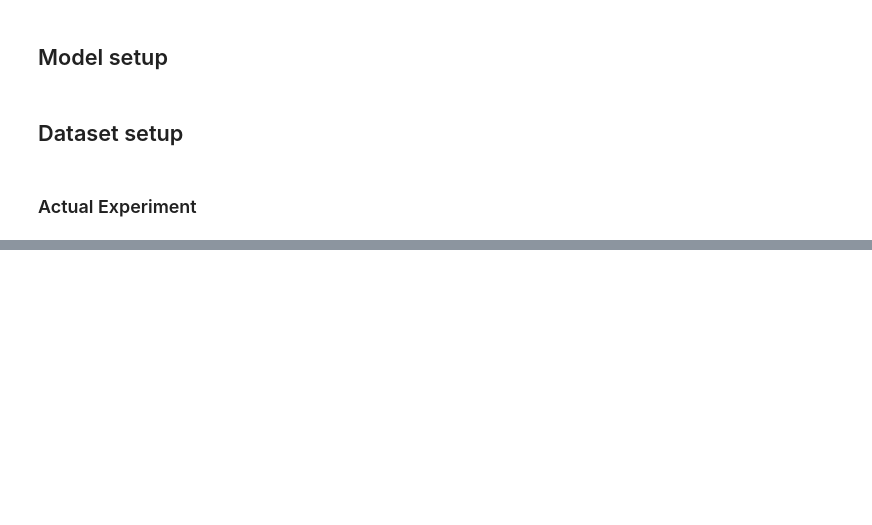
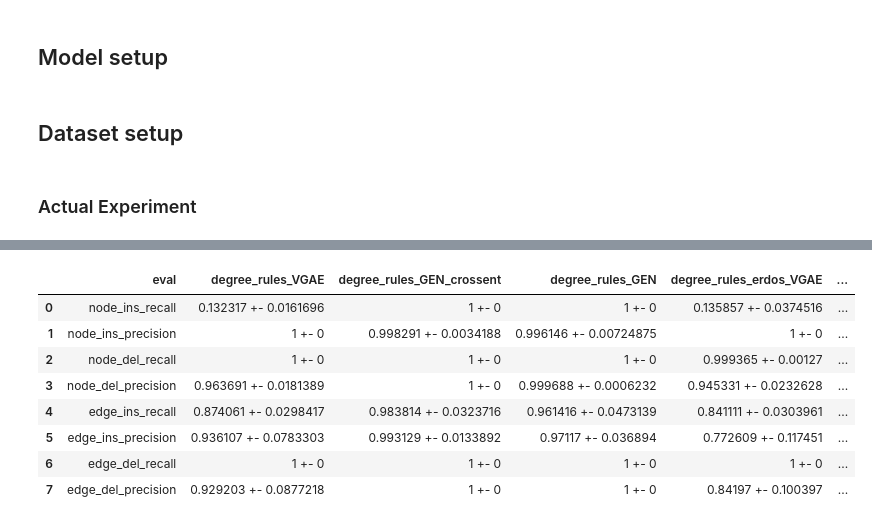
Before and after one commit to MarusaOrazem/reproducibility-challenge, a Jupyter notebook: graph_dynamical_systems.ipynb, the cells around one changed output, grey strips where cells are left out. Drawn from its saved outputs; the diff is of its cells as text; code cells hidden in the pictures; blank space fills up the shorter version.

```diff
--- a/graph_dynamical_systems.ipynb
+++ b/graph_dynamical_systems.ipynb
@@ -11,6 +11,9 @@ import torch
 import pytorch_graph_edit_networks as gen
 import baseline_models
 import hep_th
+
+import os
+os.environ["KMP_DUPLICATE_LIB_OK"]="TRUE"
 
 # model hyperparameters
 num_layers = 2
@@ -20,13 +23,13 @@ dim_hid = 64
 learning_rate  = 1E-3
 weight_decay   = 1E-5
 loss_threshold = 1E-3
-max_epochs     = 50000
+max_epochs     = 10000
 print_step     = 1000
 
 # the number of repitions for each experiment
 R = 5
 # the number of test time series we use to evaluate learning afterwards
-N_test = 10
+N_test = 100
 # %% [markdown]
 ## Model setup
 # %%
@@ -122,8 +125,11 @@ import degree_rules
 import game_of_life
 import random
 
-datasets = ['edit_cycles', 'degree_rules', 'game_of_life']
+#datasets = ['edit_cycles', 'degree_rules', 'game_of_life']
+datasets = ['edit_cycles_test100', 'degree_rules_test100', 'game_of_life_test100']
+#datasets = ['degree_rules', 'degree_rules_erdos', 'degree_rules_conf']
 dim_ins  = [4, 32, 1]
+#dim_ins  = [32, 32, 32]
 
 # set up a generative function for each data set
 def generate_edit_cycle():
@@ -140,6 +146,20 @@ def generate_degree_rules():
     # the maximum number of nodes that can occur in each graph during evolution
     n_max  = n_init * 4
     return degree_rules.generate_time_series_from_random_matrix(n_init, n_max = n_max)
+
+def generate_degree_rules_erdos_renyi():
+    # the initial number of nodes in each graph
+    n_init = 8
+    # the maximum number of nodes that can occur in each graph during evolution
+    n_max  = n_init * 4
+    return degree_rules.generate_time_series_from_erdos_reny(n_init, n_max = n_max)
+
+def generate_degree_rules_configuration():
+    # the initial number of nodes in each graph
+    n_init = 8
+    # the maximum number of nodes that can occur in each graph during evolution
+    n_max  = n_init * 4
+    return degree_rules.generate_time_series_from_configuration_model(n_init, n_max = n_max)
 def generate_game_of_life():
     # set hyper-parameters for the game of life random grid generation
     grid_size = 10
@@ -150,6 +170,7 @@ def generate_game_of_life():
     As = [A] * len(Xs)
     Epsilons = [np.zeros_like(A)] * len(Xs)
     return As, Xs, deltas, Epsilons
+#generator_funs = [generate_degree_rules, generate_degree_rules_erdos_renyi, generate_degree_rules_configuration]
 generator_funs = [generate_edit_cycle, generate_degree_rules, generate_game_of_life]
 # %% [markdown]
 ### Actual Experiment
@@ -157,6 +178,8 @@ generator_funs = [generate_edit_cycle, generate_degree_rules, generate_game_of_l
 import os
 import time
 # iterate over all datasets
+import pandas as pd
+df = pd.DataFrame(eval_criteria, columns = ['eval'])
 for d in range(len(datasets)):
     print('\n--- data set %s ---\n' % datasets[d])
     # load partial runtime results if possible
@@ -247,5 +270,8 @@ for d in range(len(datasets)):
             # store learning curves
             np.savetxt(curves_file, learning_curves, delimiter = '\t', fmt = '%g')
         # print results
+        res_collect = []
         for crit in range(len(eval_criteria)):
+            res_collect.append('%g +- %g' % ( np.mean(results[:, crit]), np.std(results[:, crit])))
             print('%s: %g +- %g' % (eval_criteria[crit], np.mean(results[:, crit]), np.std(results[:, crit])))
+        df[str(datasets[d]) + "_" + str(models[k])] = res_collect
@@ -252,3 +296,15 @@ for d in range(len(datasets)):
+# %%
+df
+# %% [output]
+|  | eval | degree_rules_VGAE | degree_rules_GEN_crossent | degree_rules_GEN | degree_rules_erdos_VGAE | ... |
+| 0 | node_ins_recall | 0.132317 +- 0.0161696 | 1 +- 0 | 1 +- 0 | 0.135857 +- 0.0374516 | ... |
+| 1 | node_ins_precision | 1 +- 0 | 0.998291 +- 0.0034188 | 0.996146 +- 0.00724875 | 1 +- 0 | ... |
+| 2 | node_del_recall | 1 +- 0 | 1 +- 0 | 1 +- 0 | 0.999365 +- 0.00127 | ... |
+| 3 | node_del_precision | 0.963691 +- 0.0181389 | 1 +- 0 | 0.999688 +- 0.0006232 | 0.945331 +- 0.0232628 | ... |
+| 4 | edge_ins_recall | 0.874061 +- 0.0298417 | 0.983814 +- 0.0323716 | 0.961416 +- 0.0473139 | 0.841111 +- 0.0303961 | ... |
+| 5 | edge_ins_precision | 0.936107 +- 0.0783303 | 0.993129 +- 0.0133892 | 0.97117 +- 0.036894 | 0.772609 +- 0.117451 | ... |
+| 6 | edge_del_recall | 1 +- 0 | 1 +- 0 | 1 +- 0 | 1 +- 0 | ... |
+| 7 | edge_del_precision | 0.929203 +- 0.0877218 | 1 +- 0 | 1 +- 0 | 0.84197 +- 0.100397 | ... |
 # %%
 # visualize learning curves
 import matplotlib.pyplot as plt
```
Also changed, not shown: parts of 1 cell of this notebook, 2 other files.
